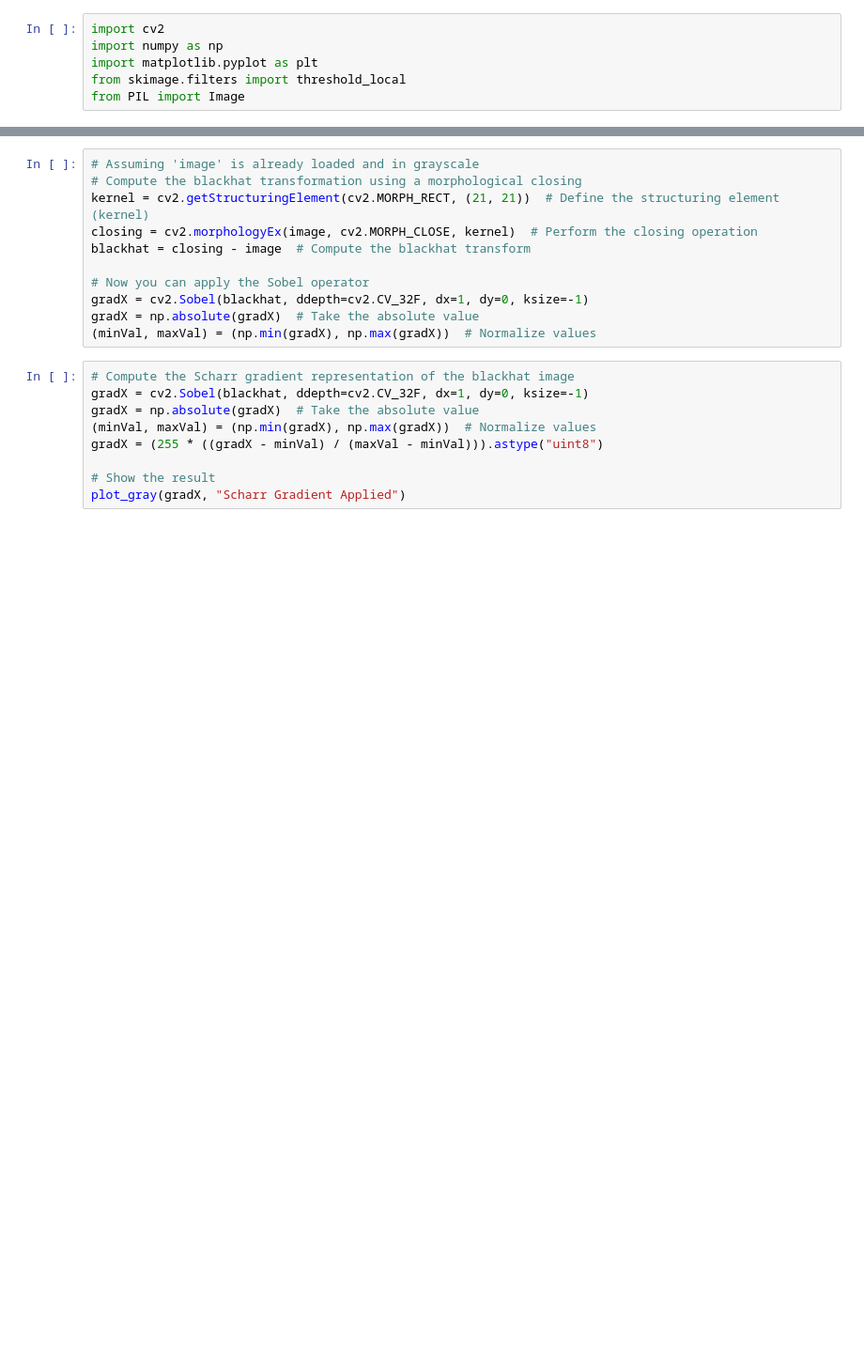
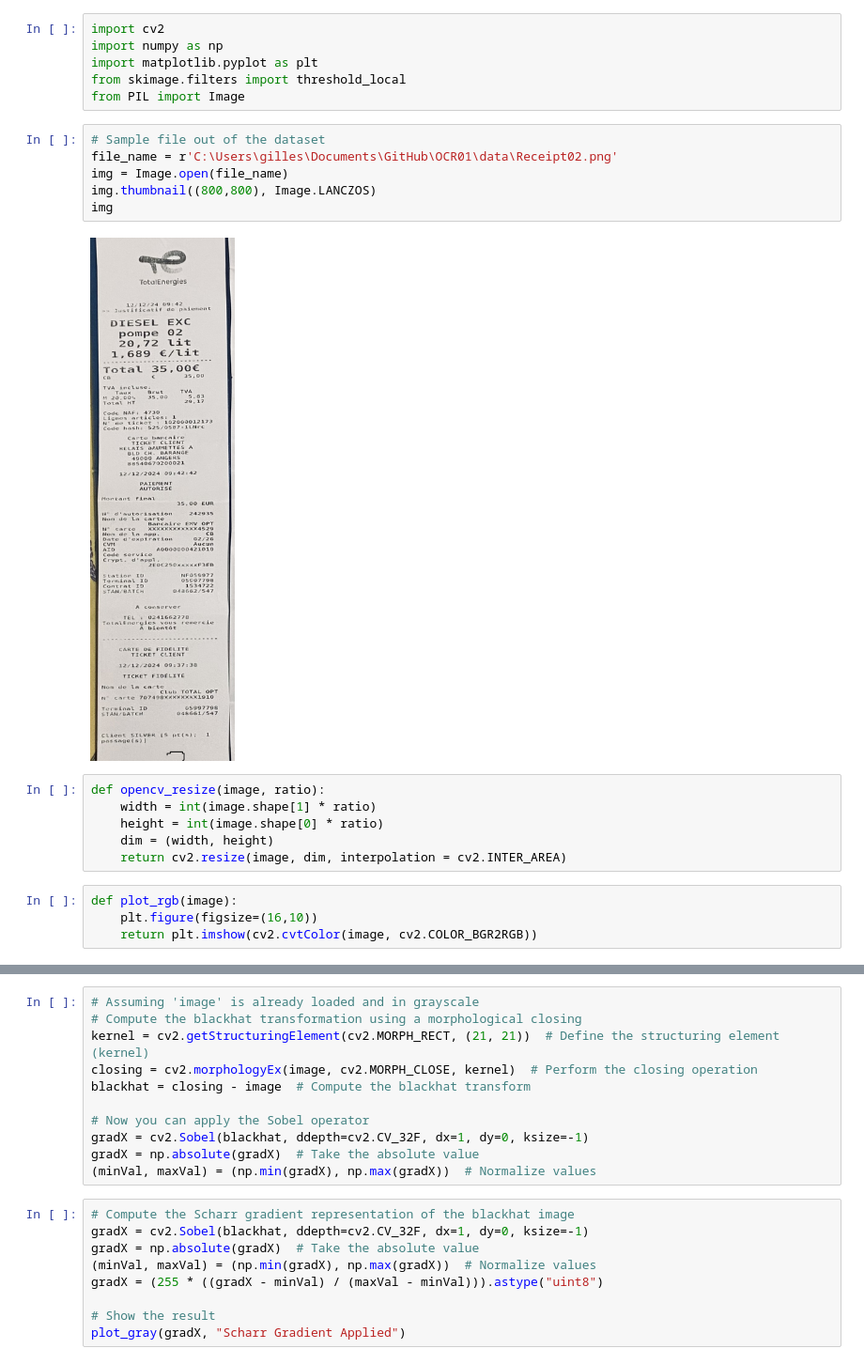
Before and after one commit to gilles4/OCR01, a Jupyter notebook: Test.ipynb, the cells around one changed output, grey strips where cells are left out. Shown at 94% size. Saved outputs shown, nothing was run; the diff lists cells and outputs as text; blank space fills up the shorter version.

Commit message:
OCR test with an another receipt
I did a test with a french receipt

```diff
--- a/Test.ipynb
+++ b/Test.ipynb
@@ -4,6 +4,24 @@ import numpy as np
 import matplotlib.pyplot as plt
 from skimage.filters import threshold_local
 from PIL import Image
+# %%
+# Sample file out of the dataset
+file_name = r'C:\Users\gilles\Documents\GitHub\OCR01\data\Receipt02.png'
+img = Image.open(file_name)
+img.thumbnail((800,800), Image.LANCZOS)
+img
+# %% [output]
+[figure, added]
+# %%
+def opencv_resize(image, ratio):
+    width = int(image.shape[1] * ratio)
+    height = int(image.shape[0] * ratio)
+    dim = (width, height)
+    return cv2.resize(image, dim, interpolation = cv2.INTER_AREA)
+# %%
+def plot_rgb(image):
+    plt.figure(figsize=(16,10))
+    return plt.imshow(cv2.cvtColor(image, cv2.COLOR_BGR2RGB))
 # %%
 # Function to plot grayscale images
 def plot_gray(image, title="Image"):
```
Also changed, not shown: parts of 1 cell of this notebook, 8 other files.
